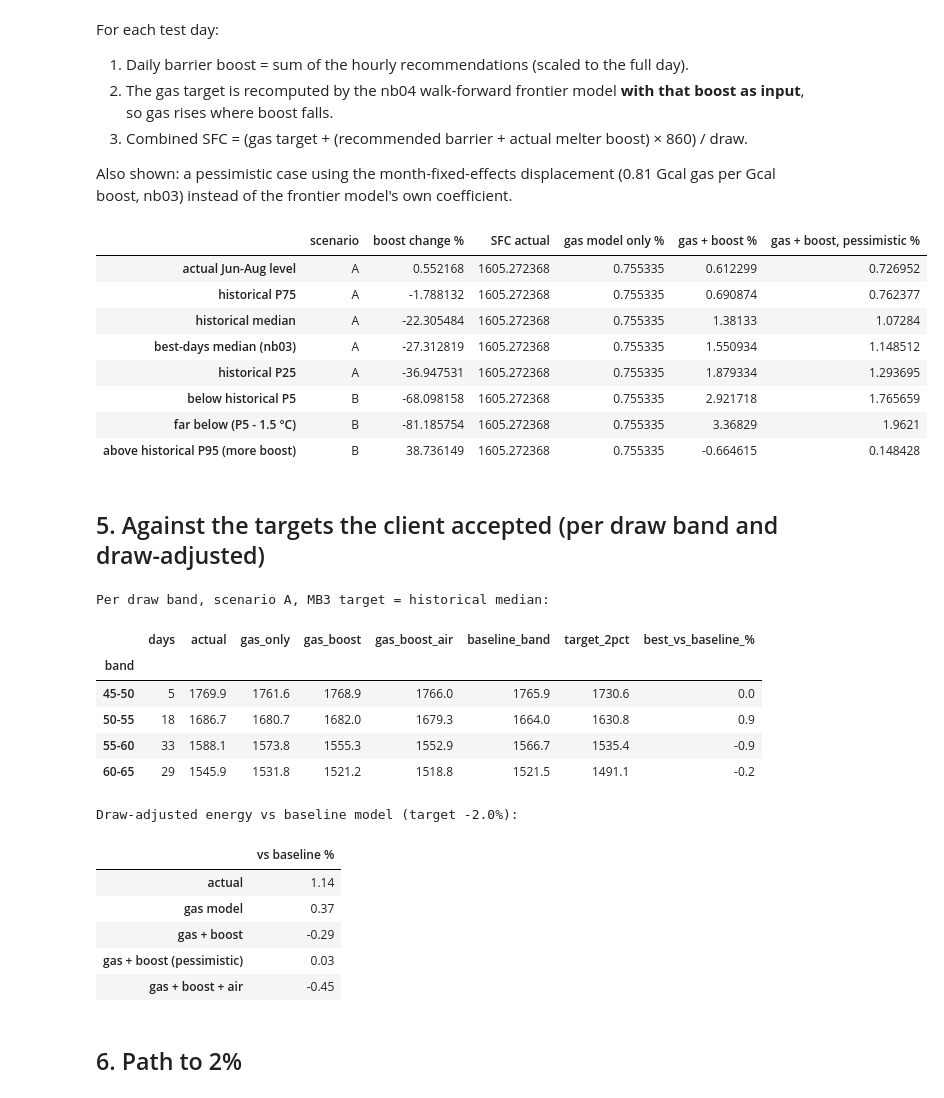
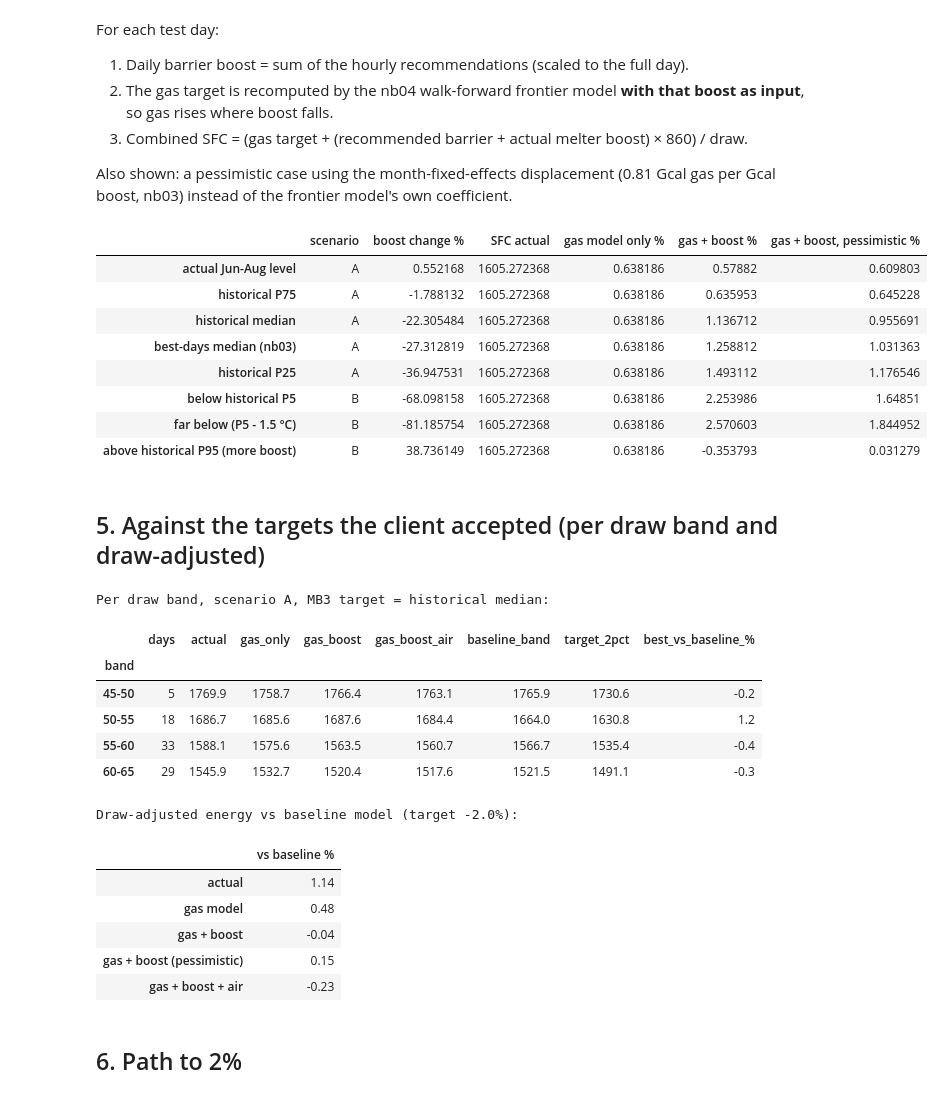
Before and after one commit to Sakthiskumar-A/PGP_ptm_analysis, a Jupyter notebook: notebooks/05_boost_recommendation.ipynb, the cells around one changed output. Drawn from its saved outputs; the diff is of its cells as text; code cells hidden in the pictures.

```diff
--- a/notebooks/05_boost_recommendation.ipynb
+++ b/notebooks/05_boost_recommendation.ipynb
@@ -20,7 +20,7 @@
 - **(A) within the historical range:** boost limited to its P1–P99, MB3 targets inside the historical P5–P95.
 - **(B) outside it:** no boost limits, and MB3 targets outside the historical range. This is extrapolation, shown to see the trade-off; it is not recommended without a plant trial.
 # %%
-import sys; sys.path.insert(0, '../src')
+import sys; sys.path.insert(0, '../src'); sys.path.insert(0, '../../src')
 import warnings; warnings.filterwarnings('ignore')
 import numpy as np, pandas as pd, matplotlib.pyplot as plt
 import statsmodels.formula.api as smf
@@ -37,7 +37,7 @@ import recommender as rc
 q = pd.read_parquet('../data/processed/ar_15min_clean.parquet')
 h = pd.read_parquet('../data/processed/hourly_clean.parquet')
 d = pd.read_parquet('../data/processed/daily_clean.parquet')
-u = rc.add_gcal_columns(d[d.usable]); u['E_g'] = u.energy_kcal / 1e6
+u = rc.prepare_gas_features(d[d.usable]); u['E_g'] = u.energy_kcal / 1e6
 TEST_START, TEST_END = '2026-06-01', '2026-08-31'
 test_days = u[(u.index >= TEST_START) & (u.index <= TEST_END)].index
 hh = h.loc[TEST_START:TEST_END + ' 23:00'].copy()
@@ -140,43 +140,43 @@ def combined(name):
     day_bb = r.bb_rec.groupby(r.index.normalize()).mean() * 24          # kWh/day
     rows = []
     for day in test_days:
         row = u.loc[day]
         bb_rec = day_bb.get(day, np.nan)
         if np.isnan(bb_rec):
             continue
         bb_g_rec = bb_rec * 860 / 1e6
-        gas_tgt_actual_bb = rc.daily_gas_target(u, day, {'draw_t': row.draw_t, 'bb_g': row.bb_g, 'mb_g': row.mb_g}, TAU, WIN)
-        gas_tgt_rec_bb = rc.daily_gas_target(u, day, {'draw_t': row.draw_t, 'bb_g': bb_g_rec, 'mb_g': row.mb_g}, TAU, WIN)
+        gas_tgt_actual_bb = rc.daily_gas_target(u, day)
+        gas_tgt_rec_bb = rc.daily_gas_target(u, day, {'bb_g': bb_g_rec})
         gas_pess = gas_tgt_actual_bb + 0.81 * (row.bb_g - bb_g_rec)
         E_gas_only = gas_tgt_actual_bb + row.bb_g + row.mb_g
         E_comb = gas_tgt_rec_bb + bb_g_rec + row.mb_g
         E_comb_pess = gas_pess + bb_g_rec + row.mb_g
         rows.append(dict(date=day, draw_t=row.draw_t, cullet_pct=row.cullet_pct, E_act=row.E_g, E_gas_only=E_gas_only,
                          E_comb=E_comb, E_comb_pess=E_comb_pess, bb_act=row.bb_kwh, bb_rec=bb_rec))
     c = pd.DataFrame(rows).set_index('date')
     for k in ['act', 'gas_only', 'comb', 'comb_pess']:
         c[f'sfc_{k}'] = c[f'E_{k}'] * 1e6 / (c.draw_t * 1000)
     c['scenario'] = grp; c['mb3_target'] = name
     return c
 comb = {name: combined(name) for name in sims}
 res = pd.DataFrame({name: {'scenario': c.scenario.iloc[0],
                            'boost change %': 100*(c.bb_rec.sum()/c.bb_act.sum()-1),
                            'SFC actual': c.sfc_act.mean(),
                            'gas model only %': 100*(1-c.sfc_gas_only.mean()/c.sfc_act.mean()),
                            'gas + boost %': 100*(1-c.sfc_comb.mean()/c.sfc_act.mean()),
                            'gas + boost, pessimistic %': 100*(1-c.sfc_comb_pess.mean()/c.sfc_act.mean())}
                     for name, c in comb.items()}).T
 res
 # %% [output]
 |  | scenario | boost change % | SFC actual | gas model only % | gas + boost % | gas + boost, pessimistic % |
-| actual Jun-Aug level | A | 0.552168 | 1605.272368 | 0.755335 | 0.612299 | 0.726952 |
-| historical P75 | A | -1.788132 | 1605.272368 | 0.755335 | 0.690874 | 0.762377 |
-| historical median | A | -22.305484 | 1605.272368 | 0.755335 | 1.38133 | 1.07284 |
-| best-days median (nb03) | A | -27.312819 | 1605.272368 | 0.755335 | 1.550934 | 1.148512 |
-| historical P25 | A | -36.947531 | 1605.272368 | 0.755335 | 1.879334 | 1.293695 |
-| below historical P5 | B | -68.098158 | 1605.272368 | 0.755335 | 2.921718 | 1.765659 |
-| far below (P5 - 1.5 °C) | B | -81.185754 | 1605.272368 | 0.755335 | 3.36829 | 1.9621 |
-| above historical P95 (more boost) | B | 38.736149 | 1605.272368 | 0.755335 | -0.664615 | 0.148428 |
+| actual Jun-Aug level | A | 0.552168 | 1605.272368 | 0.638186 | 0.57882 | 0.609803 |
+| historical P75 | A | -1.788132 | 1605.272368 | 0.638186 | 0.635953 | 0.645228 |
+| historical median | A | -22.305484 | 1605.272368 | 0.638186 | 1.136712 | 0.955691 |
+| best-days median (nb03) | A | -27.312819 | 1605.272368 | 0.638186 | 1.258812 | 1.031363 |
+| historical P25 | A | -36.947531 | 1605.272368 | 0.638186 | 1.493112 | 1.176546 |
+| below historical P5 | B | -68.098158 | 1605.272368 | 0.638186 | 2.253986 | 1.64851 |
+| far below (P5 - 1.5 °C) | B | -81.185754 | 1605.272368 | 0.638186 | 2.570603 | 1.844952 |
+| above historical P95 (more boost) | B | 38.736149 | 1605.272368 | 0.638186 | -0.353793 | 0.031279 |
 # %% [markdown]
 ## 5. Against the targets the client accepted (per draw band and draw-adjusted)
 # %%
@@ -184,7 +184,7 @@ base = u[u.in_baseline]
 bins, labels = [45, 50, 55, 60, 65], ['45-50', '50-55', '55-60', '60-65']
 band_base = base.groupby(pd.cut(base.draw_t, bins, labels=labels, include_lowest=True), observed=True).sfc.mean()
 mA = smf.ols('E_g ~ draw_t + cullet_pct', base).fit()       # nb03 Model A (draw-adjusted M&V)
-AIR_PCT = 0.16                                                # nb03 §3f, air at historical P25 (estimate, added on top)
+AIR_PCT = float(pd.read_csv(dp.PROCESSED / 'nb04_air_saving.csv', index_col=0).iloc[0, 0])   # nb04 §7 estimate (air at rolling P25)
 c = comb['historical median'].copy()
 c['band'] = pd.cut(c.draw_t, bins, labels=labels, include_lowest=True)
 c['sfc_comb_air'] = c.sfc_comb * (1 - AIR_PCT/100)
@@ -201,17 +201,17 @@ print('Draw-adjusted energy vs baseline model (target -2.0%):'); pd.Series(out).
 Per draw band, scenario A, MB3 target = historical median:
 |  | days | actual | gas_only | gas_boost | gas_boost_air | baseline_band | target_2pct | best_vs_baseline_% |
 | band |  |  |  |  |  |  |  |  |
-| 45-50 | 5 | 1769.9 | 1761.6 | 1768.9 | 1766.0 | 1765.9 | 1730.6 | 0.0 |
-| 50-55 | 18 | 1686.7 | 1680.7 | 1682.0 | 1679.3 | 1664.0 | 1630.8 | 0.9 |
-| 55-60 | 33 | 1588.1 | 1573.8 | 1555.3 | 1552.9 | 1566.7 | 1535.4 | -0.9 |
-| 60-65 | 29 | 1545.9 | 1531.8 | 1521.2 | 1518.8 | 1521.5 | 1491.1 | -0.2 |
+| 45-50 | 5 | 1769.9 | 1758.7 | 1766.4 | 1763.1 | 1765.9 | 1730.6 | -0.2 |
+| 50-55 | 18 | 1686.7 | 1685.6 | 1687.6 | 1684.4 | 1664.0 | 1630.8 | 1.2 |
+| 55-60 | 33 | 1588.1 | 1575.6 | 1563.5 | 1560.7 | 1566.7 | 1535.4 | -0.4 |
+| 60-65 | 29 | 1545.9 | 1532.7 | 1520.4 | 1517.6 | 1521.5 | 1491.1 | -0.3 |
 Draw-adjusted energy vs baseline model (target -2.0%):
 |  | vs baseline % |
 | actual | 1.14 |
-| gas model | 0.37 |
-| gas + boost | -0.29 |
-| gas + boost (pessimistic) | 0.03 |
-| gas + boost + air | -0.45 |
+| gas model | 0.48 |
+| gas + boost | -0.04 |
+| gas + boost (pessimistic) | 0.15 |
+| gas + boost + air | -0.23 |
 # %% [markdown]
 ## 6. Path to 2%
 # %%
```
Also changed, not shown: parts of 3 cells of this notebook, 14 other files.
